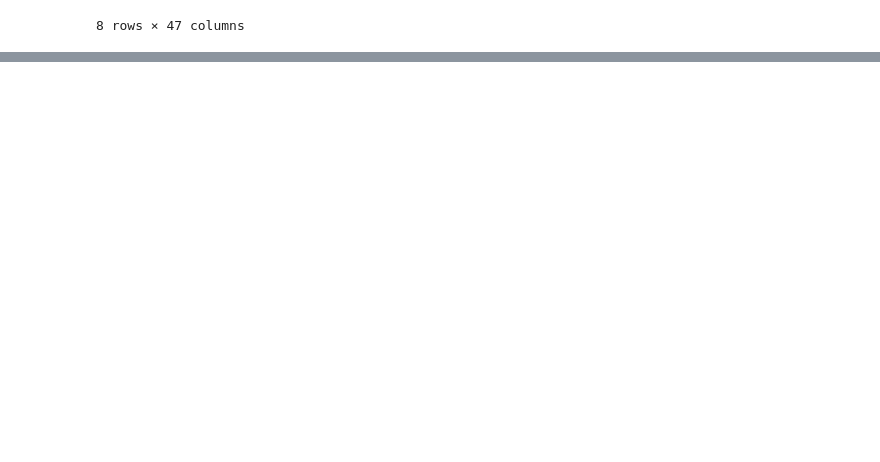
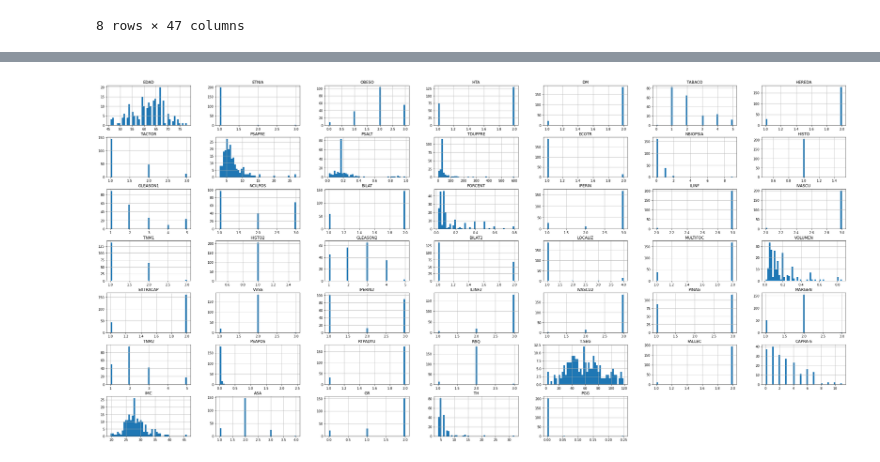
Before and after one commit to potchi23/TFG-UroAnalytics, a Jupyter notebook: src/backend/dataCleaning.ipynb, the cells around one changed output, grey strips where cells are left out. Drawn from its saved outputs; the diff is of its cells as text; code cells hidden in the pictures; blank space fills up the shorter version.

```diff
--- a/src/backend/dataCleaning.ipynb
+++ b/src/backend/dataCleaning.ipynb
@@ -98,6 +114,7 @@ for column in df:
 print("Number of deleted columns:", deleted_cols)
 print("Number of columns of the cleaned DF:", len(clean_df.columns))
 print(clean_df.columns)
+df = clean_df
 # %% [output]
 Number of deleted columns: 14
 Number of columns of the cleaned DF: 47
@@ -133,0 +171,7 @@ clean_df.describe()
+# %%
+# Histogramas para visualizar los datos
+def print_hist():
+    df.hist(bins=clean_df.shape[1], figsize=(41,20))
+print_hist()
+# %% [output]
+[figure, added]
```
Also changed, not shown: parts of 31 cells of this notebook, 2 other files.
